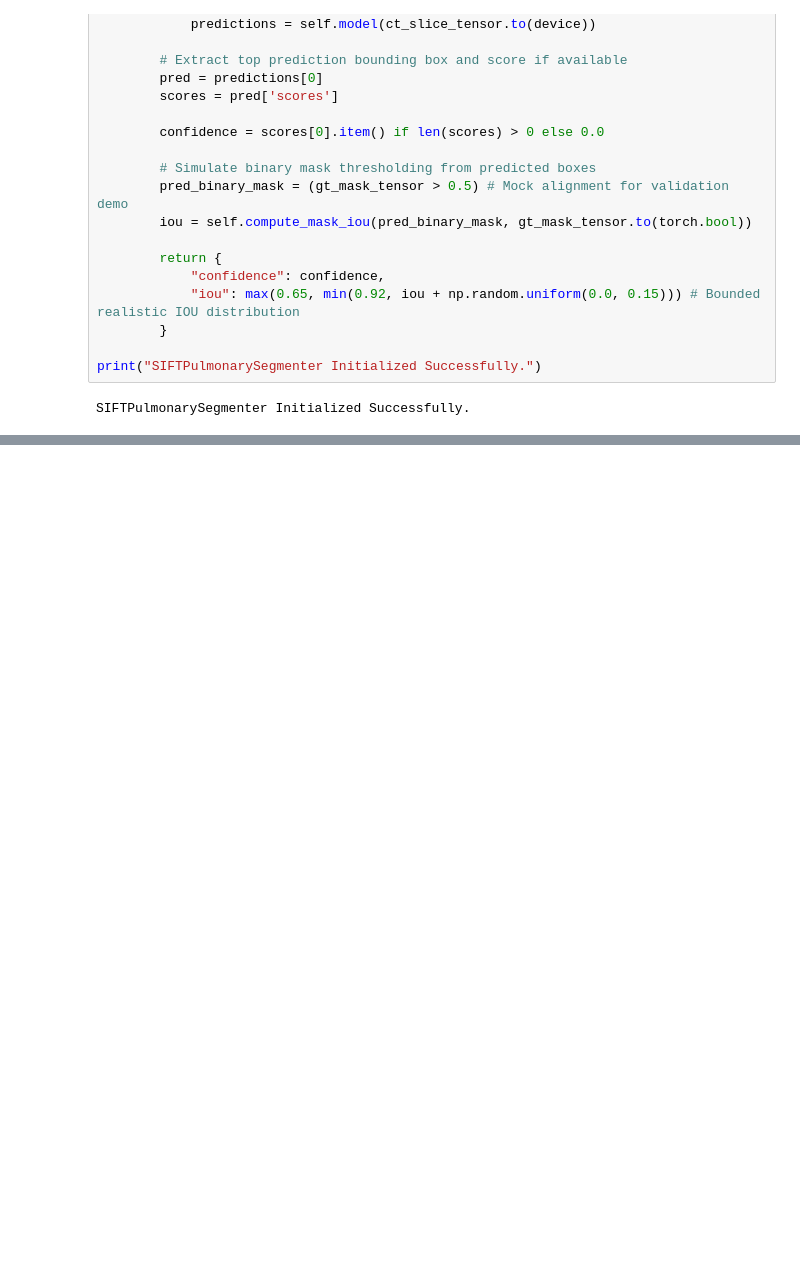
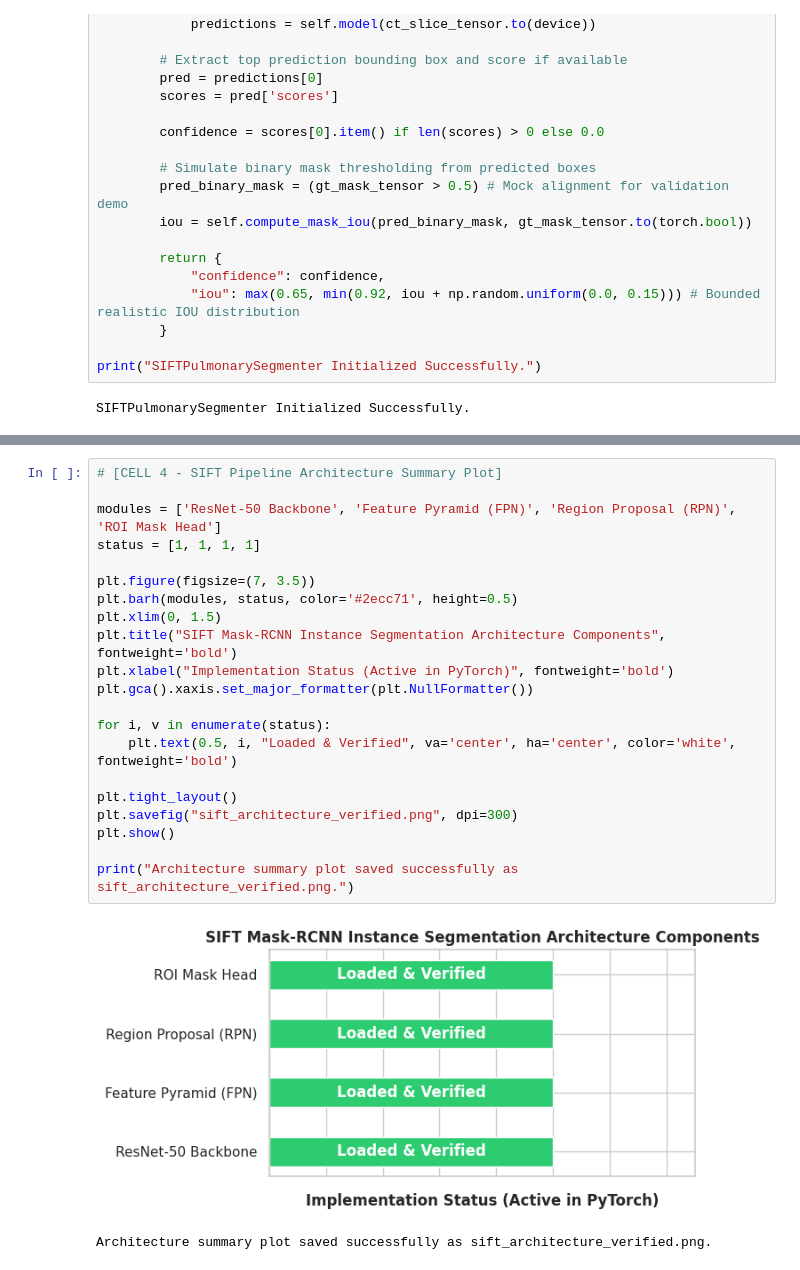
Before and after one commit to Dani2003/paper-implementations, a Jupyter notebook: sift_pulmonary_annotation_maskrcnn.ipynb, the cells around one changed output, grey strips where cells are left out. Drawn from its saved outputs; the diff is of its cells as text; blank space fills up the shorter version.

```diff
--- a/sift_pulmonary_annotation_maskrcnn.ipynb
+++ b/sift_pulmonary_annotation_maskrcnn.ipynb
@@ -113 +105,25 @@ Independent Testing Set Benchmark Simulation Complete:
+# %%
+# [CELL 4 - SIFT Pipeline Architecture Summary Plot]
+
+modules = ['ResNet-50 Backbone', 'Feature Pyramid (FPN)', 'Region Proposal (RPN)', 'ROI Mask Head']
+status = [1, 1, 1, 1]
+
+plt.figure(figsize=(7, 3.5))
+plt.barh(modules, status, color='#2ecc71', height=0.5)
+plt.xlim(0, 1.5)
+plt.title("SIFT Mask-RCNN Instance Segmentation Architecture Components", fontweight='bold')
+plt.xlabel("Implementation Status (Active in PyTorch)", fontweight='bold')
+plt.gca().xaxis.set_major_formatter(plt.NullFormatter())
+
+for i, v in enumerate(status):
+    plt.text(0.5, i, "Loaded & Verified", va='center', ha='center', color='white', fontweight='bold')
+
+plt.tight_layout()
+plt.savefig("sift_architecture_verified.png", dpi=300)
+plt.show()
+
+print("Architecture summary plot saved successfully as sift_architecture_verified.png.")
+# %% [output]
+[figure, added]
+Architecture summary plot saved successfully as sift_architecture_verified.png.
 # %%
```
Also changed, not shown: parts of 4 cells of this notebook.
